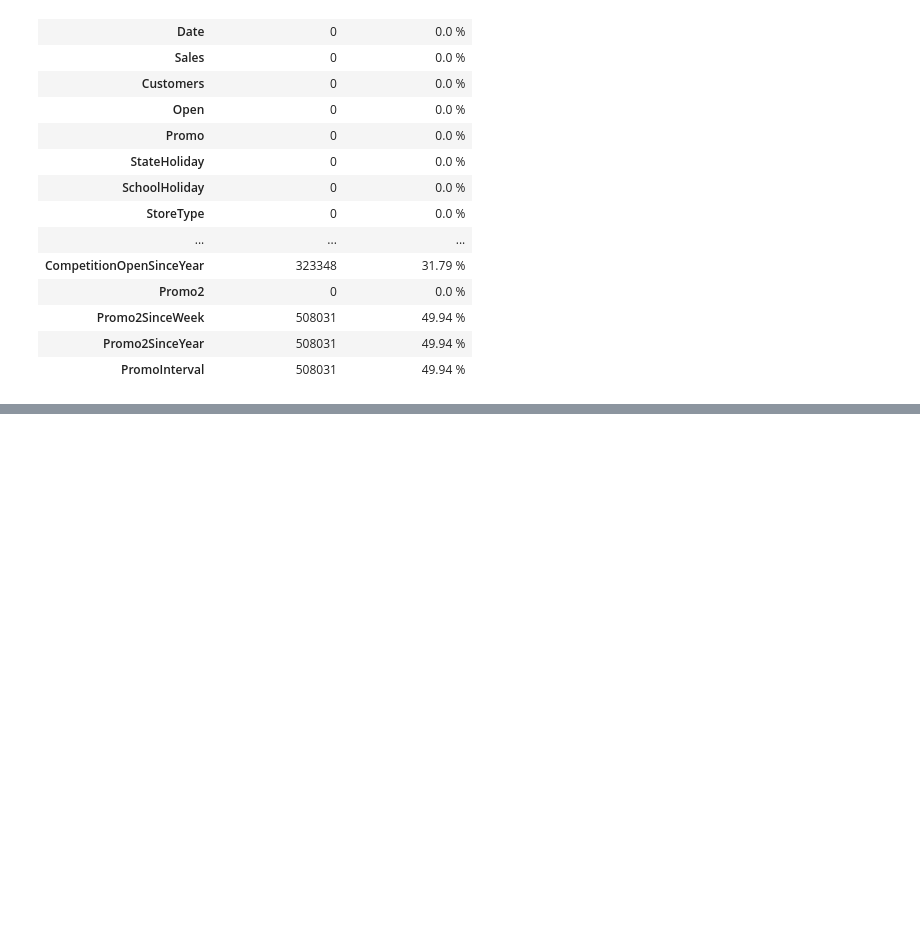
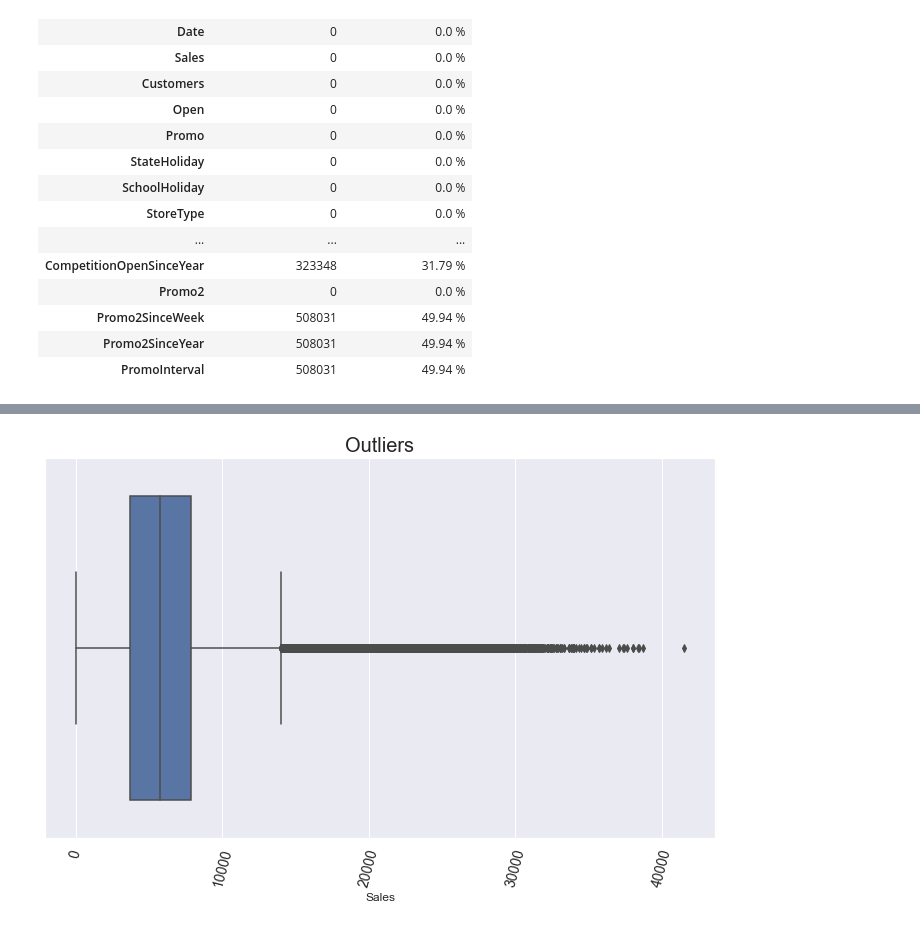
Before and after one commit to kebishaa/Pharmaceutical-Sales-Prediction, a Jupyter notebook: notebooks/ml_preProcess.ipynb, the cells around one changed output, grey strips where cells are left out. Saved outputs shown, nothing was run; the diff lists cells and outputs as text; code cells hidden in the pictures; blank space fills up the shorter version.

```diff
--- a/notebooks/ml_preProcess.ipynb
+++ b/notebooks/ml_preProcess.ipynb
@@ -159,0 +160,4 @@ exploration.plot_box(train_store, 'Store', 'Outliers')
+# %%
+exploration.plot_box(train_store, 'Sales', 'Outliers')
+# %% [output]
+[figure, added]
```
Also changed, not shown: parts of 20 cells of this notebook, 1 other file.
